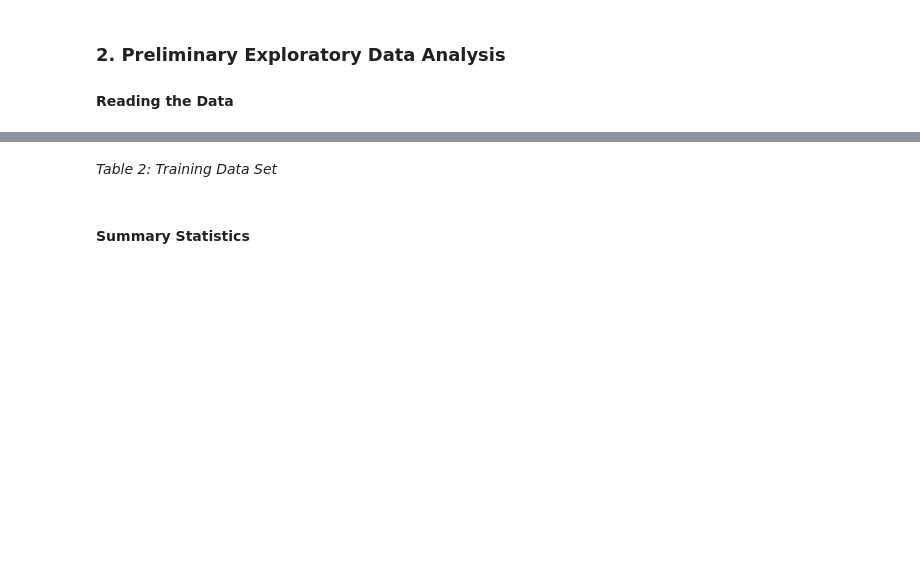
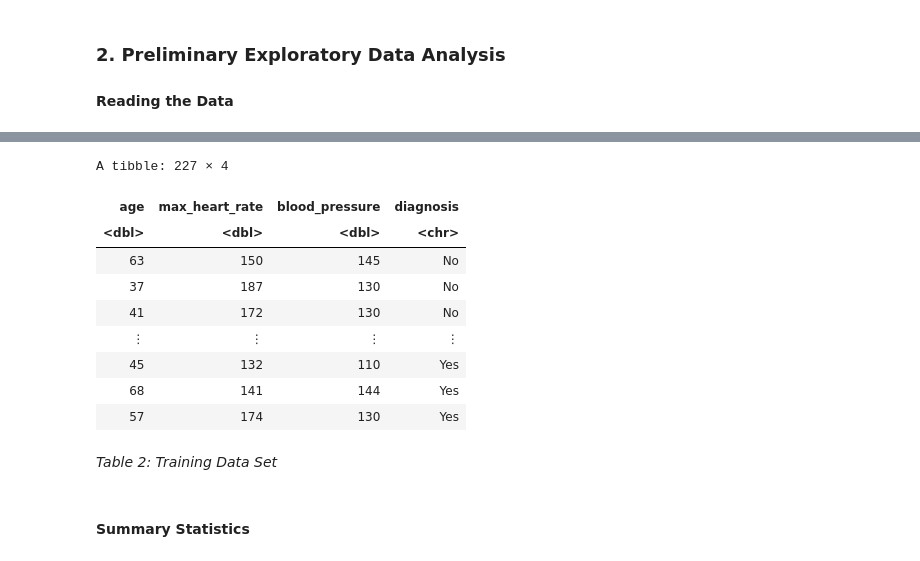
Before and after one commit to a-wang27/DSCI-100, a Jupyter notebook: project_proposal.ipynb, the cells around one changed output, grey strips where cells are left out. Drawn from its saved outputs; the diff is of its cells as text; code cells hidden in the pictures; blank space fills up the shorter version.

```diff
--- a/project_proposal.ipynb
+++ b/project_proposal.ipynb
@@ -65,3 +71,32 @@ A tibble: 33907 × 17
+# %%
+# cleaning the data
+tidy_heart_data <- heart_data |>
+    rename(diagnosis = num,
+           max_heart_rate = thalach,
+           blood_pressure = trestbps) |>
+    mutate(diagnosis = as_factor(diagnosis),
+           diagnosis = case_when(diagnosis %in% c(1, 2, 3, 4) ~ "Yes", diagnosis %in% 0 ~ "No")) |>
+    select(age, max_heart_rate, blood_pressure, diagnosis)
+
+# splitting the data
+heart_split <- initial_split(tidy_heart_data,
+                            prop = 0.75,
+                            strata = diagnosis)
+heart_train <- training(heart_split)
+heart_test <- testing(heart_split)
+
+heart_train
+# %% [output]
+A tibble: 227 × 4
+| age | max_heart_rate | blood_pressure | diagnosis |
+| <dbl> | <dbl> | <dbl> | <chr> |
+| 63 | 150 | 145 | No |
+| 37 | 187 | 130 | No |
+| 41 | 172 | 130 | No |
+| ⋮ | ⋮ | ⋮ | ⋮ |
+| 45 | 132 | 110 | Yes |
+| 68 | 141 | 144 | Yes |
+| 57 | 174 | 130 | Yes |
 # %% [markdown]
 *Table 2: Training Data Set*
 # %% [markdown]
```
Also changed, not shown: parts of 23 cells of this notebook.
